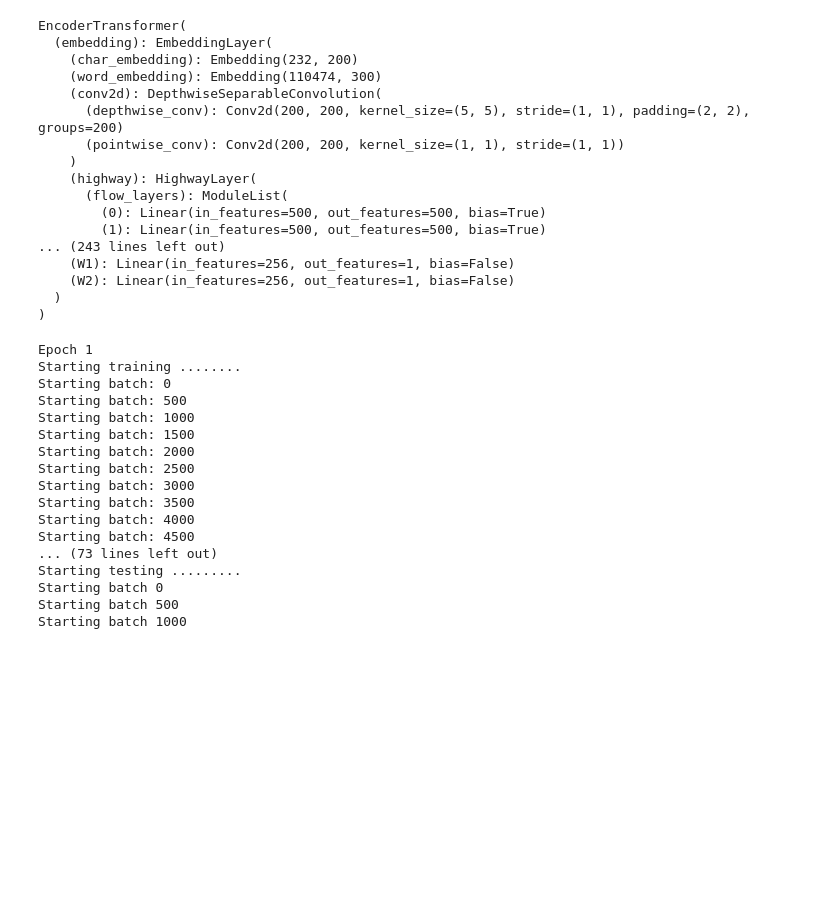
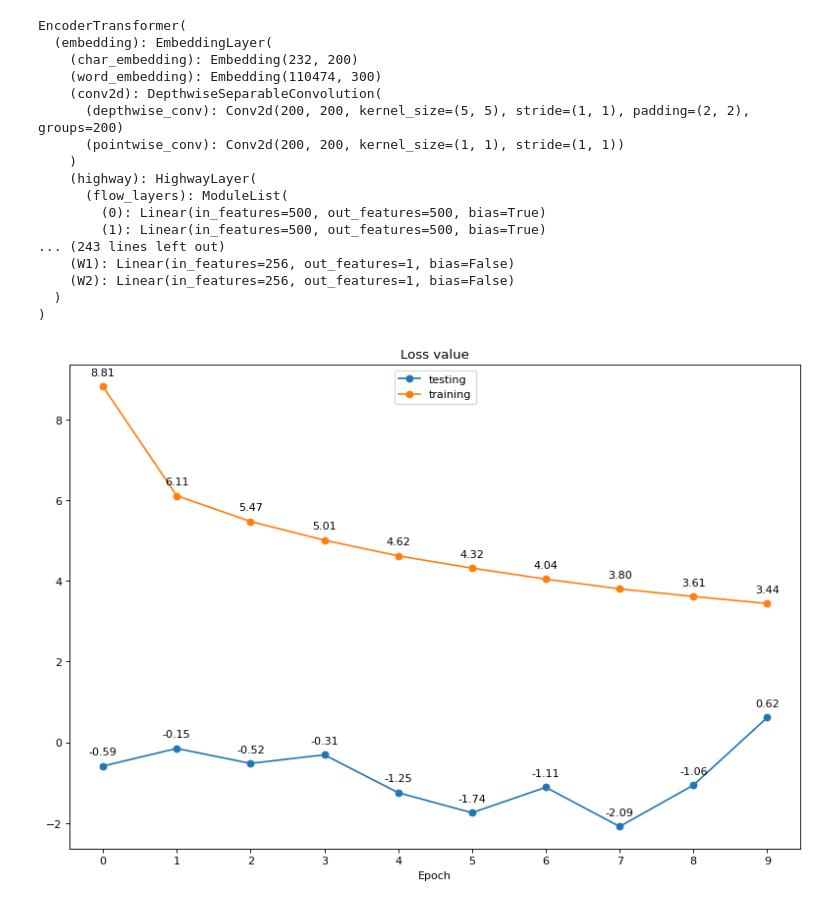
Before and after one commit to xiaohuihong/PLP-PM-2022-11-07-GRP-01-Virtual_Personal_Assistant, a Jupyter notebook: question_answering/02_Train_Encoder_Transformer_Model.ipynb, the cells around one changed output. Saved outputs shown, nothing was run; the diff lists cells and outputs as text; code cells hidden in the pictures; blank space fills up the shorter version.

```diff
--- a/question_answering/02_Train_Encoder_Transformer_Model.ipynb
+++ b/question_answering/02_Train_Encoder_Transformer_Model.ipynb
@@ -691,6 +707,11 @@ def test(model, test_dataset):
                 pred = ' '.join([idx2word[idx.item()] for idx in pred])
                 predictions[id] = pred
 
-    em, f1 = evaluate(predictions)
+    em, f1 = evaluate(predictions, "test")
     return test_loss/len(test_dataset), em, f1
+# %%
+with open('./dataset/squad_test.json','r',encoding='utf-8') as f:
+    test_ds = json.load(f)['data']
+with open('./dataset/squad_train.json','r',encoding='utf-8') as f:
+    train_ds = json.load(f)['data']
 # %%
@@ -898,43 +926,37 @@ EncoderTransformer(
   )
 )
 # %%
-epochs = 5
-for epoch in range(epochs):
-    print(f"Epoch {epoch+1}")
-    start_time = time.time()
+import matplotlib
+import matplotlib.pyplot as plt
+plt.figure(figsize=(12, 8), dpi=80)
+# plt.subplot(211)
+plt.plot(test_losses, label="testing", marker='o')
+x=0
+for y in test_losses:
+    label = "{:.2f}".format(y)
+    plt.annotate(label, # this is the text
+                 (x,y), # these are the coordinates to position the label
+                 textcoords="offset points", # how to position the text
+                 xytext=(0,10), # distance from text to points (x,y)
+                 ha='center') # horizontal alignment can be left, right or center
+    x=x+1
 
-    train_loss = train(model, train_dataset)
-    test_loss, em, f1 = test(model, test_dataset)
-
-    end_time = time.time()
-
-    epoch_mins, epoch_secs = epoch_time(start_time, end_time)
-
-    train_losses.append(train_loss)
-    test_losses.append(test_loss)
-    ems.append(em)
-    f1s.append(f1)
-
-    print(f"Epoch train loss : {train_loss}| Time: {epoch_mins}m {epoch_secs}s")
-    print(f"Epoch test loss: {test_loss}")
-    print(f"Epoch EM: {em}")
-    print(f"Epoch F1: {f1}")
-    print("====================================================================================")
+plt.plot(train_losses,label="training", marker='o')
+x=0
+for y in train_losses:
+    label = "{:.2f}".format(y)
+    plt.annotate(label, # this is the text
+                 (x,y), # these are the coordinates to position the label
+                 textcoords="offset points", # how to position the text
+                 xytext=(0,10), # distance from text to points (x,y)
+                 ha='center') # horizontal alignment can be left, right or center
+    x=x+1
+# plt.yticks([0.10,0.30,0.50,0.70])
+plt.xticks(range(0,10))
+plt.title('Loss value',fontsize=12)
+plt.xlabel('Epoch', fontsize=10)
+plt.legend(loc='upper center')
+# ax.legend()
+plt.show()
 # %% [output]
-Epoch 1
-Starting training ........
-Starting batch: 0
-Starting batch: 500
-Starting batch: 1000
-Starting batch: 1500
-Starting batch: 2000
-Starting batch: 2500
-Starting batch: 3000
-Starting batch: 3500
-Starting batch: 4000
-Starting batch: 4500
-... (73 lines left out)
-Starting testing .........
-Starting batch 0
-Starting batch 500
-Starting batch 1000
+[figure, added]
```
Also changed, not shown: parts of 5 cells of this notebook, 8 other files.
